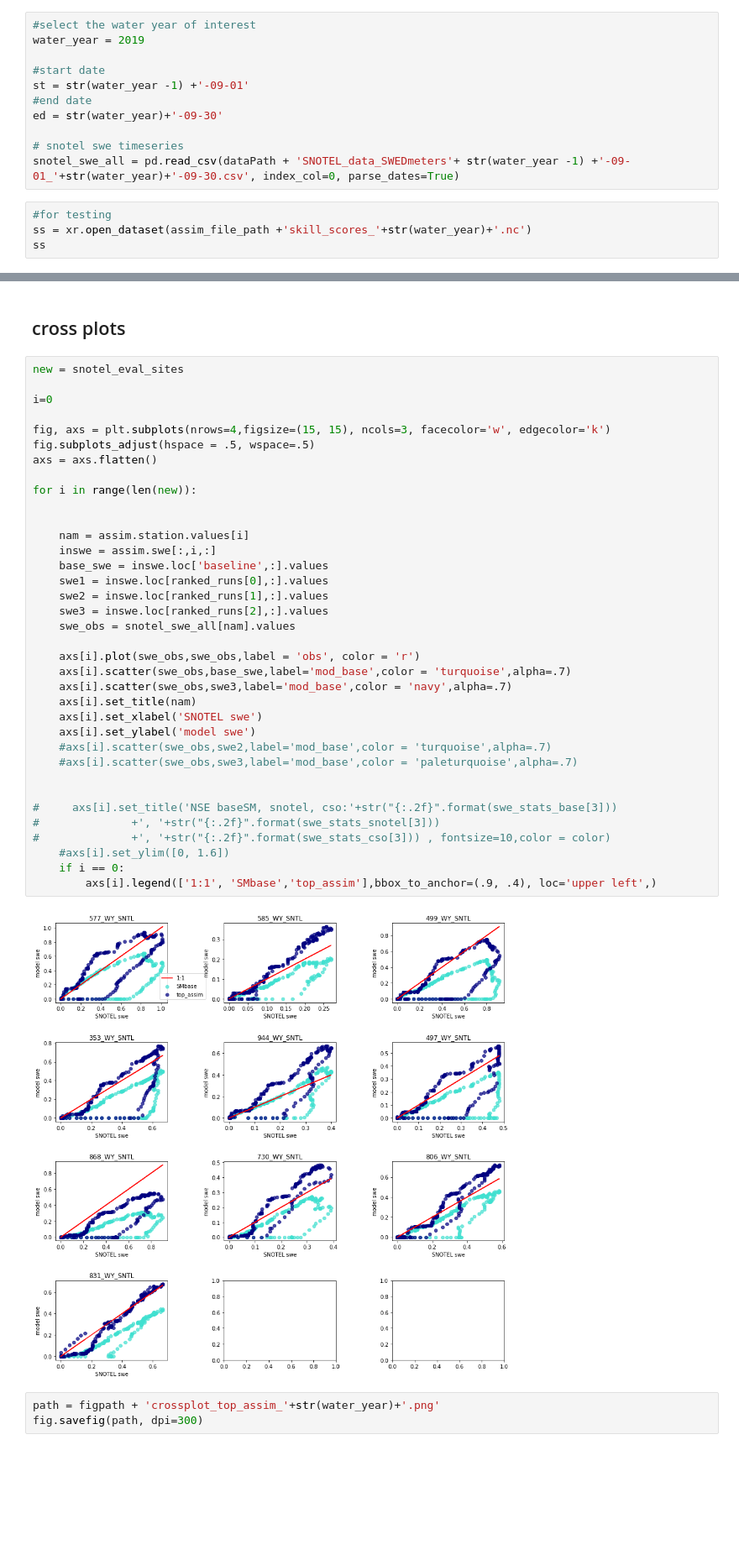
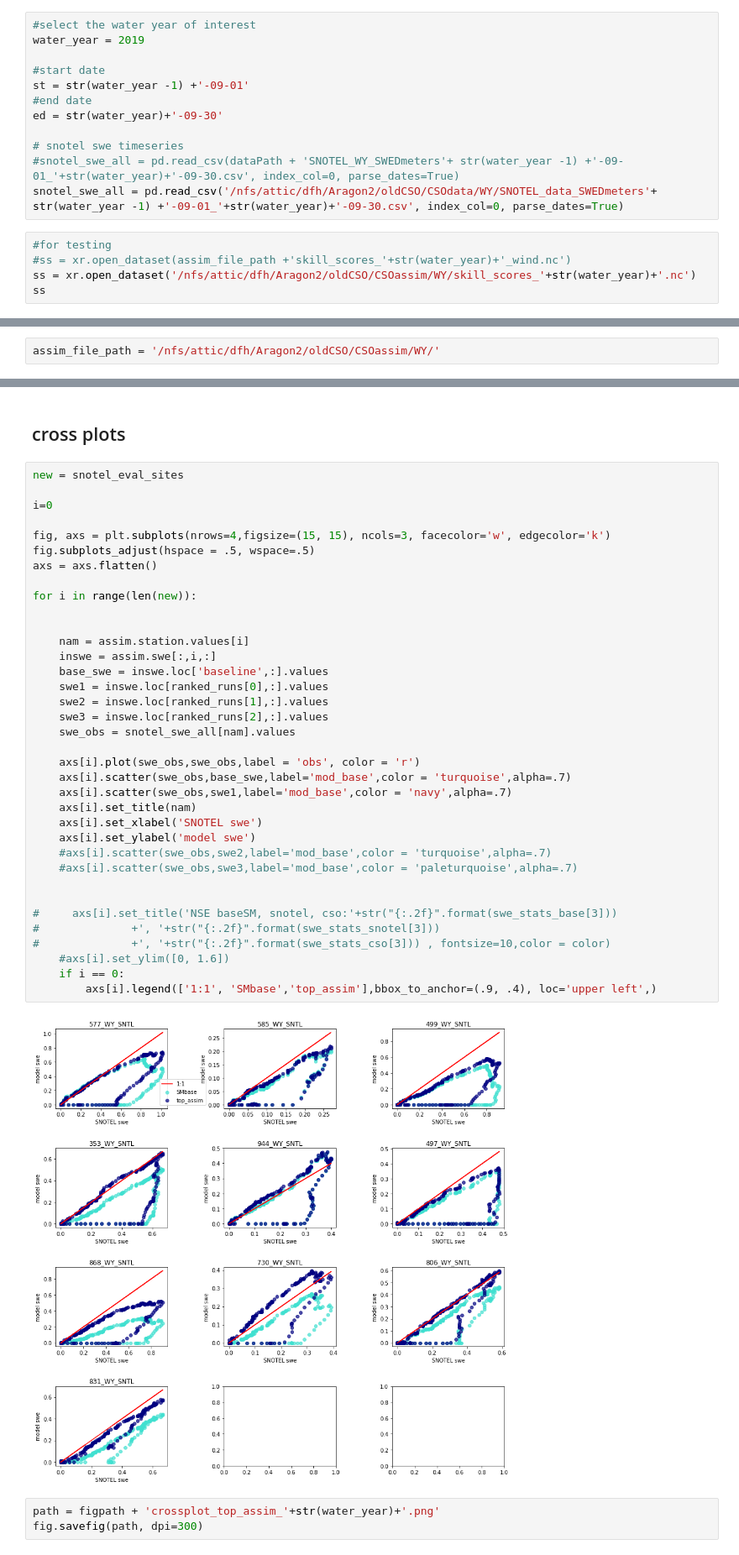
Before and after one commit to snowmodel-tools/assimilation_python, a Jupyter notebook: 05_figures.ipynb, the cells around one changed output, grey strips where cells are left out. Shown at 84% size. Drawn from its saved outputs; the diff is of its cells as text; blank space fills up the shorter version.

```diff
--- a/05_figures.ipynb
+++ b/05_figures.ipynb
@@ -26,10 +26,12 @@ st = str(water_year -1) +'-09-01'
 ed = str(water_year)+'-09-30'
 
 # snotel swe timeseries
-snotel_swe_all = pd.read_csv(dataPath + 'SNOTEL_data_SWEDmeters'+ str(water_year -1) +'-09-01_'+str(water_year)+'-09-30.csv', index_col=0, parse_dates=True)
+#snotel_swe_all = pd.read_csv(dataPath + 'SNOTEL_WY_SWEDmeters'+ str(water_year -1) +'-09-01_'+str(water_year)+'-09-30.csv', index_col=0, parse_dates=True)
+snotel_swe_all = pd.read_csv('/nfs/attic/dfh/Aragon2/oldCSO/CSOdata/WY/SNOTEL_data_SWEDmeters'+ str(water_year -1) +'-09-01_'+str(water_year)+'-09-30.csv', index_col=0, parse_dates=True)
 # %%
 #for testing
-ss = xr.open_dataset(assim_file_path +'skill_scores_'+str(water_year)+'.nc')
+#ss = xr.open_dataset(assim_file_path +'skill_scores_'+str(water_year)+'_wind.nc')
+ss = xr.open_dataset('/nfs/attic/dfh/Aragon2/oldCSO/CSOassim/WY/skill_scores_'+str(water_year)+'.nc')
 ss
 # %% [output]
 <xarray.Dataset>
@@ -367,6 +369,8 @@ both_tc_2
 # mbe_top = np.amin(data.cal_metrics.loc[:,"MBE",:],axis = 0)
 # %% [markdown]
 # monthly skill scores
+# %%
+assim_file_path = '/nfs/attic/dfh/Aragon2/oldCSO/CSOassim/WY/'
 # %%
 assim_file_path
 #for testing
@@ -786,35 +774,35 @@ fig, axs = plt.subplots(nrows=4,figsize=(15, 15), ncols=3, facecolor='w', edgeco
 fig.subplots_adjust(hspace = .5, wspace=.5)
 axs = axs.flatten()
 
 for i in range(len(new)):
 
 
     nam = assim.station.values[i]
     inswe = assim.swe[:,i,:]
     base_swe = inswe.loc['baseline',:].values
     swe1 = inswe.loc[ranked_runs[0],:].values
     swe2 = inswe.loc[ranked_runs[1],:].values
     swe3 = inswe.loc[ranked_runs[2],:].values
     swe_obs = snotel_swe_all[nam].values
 
     axs[i].plot(swe_obs,swe_obs,label = 'obs', color = 'r')
     axs[i].scatter(swe_obs,base_swe,label='mod_base',color = 'turquoise',alpha=.7)
-    axs[i].scatter(swe_obs,swe3,label='mod_base',color = 'navy',alpha=.7)
+    axs[i].scatter(swe_obs,swe1,label='mod_base',color = 'navy',alpha=.7)
     axs[i].set_title(nam)
     axs[i].set_xlabel('SNOTEL swe')
     axs[i].set_ylabel('model swe')
     #axs[i].scatter(swe_obs,swe2,label='mod_base',color = 'turquoise',alpha=.7)
     #axs[i].scatter(swe_obs,swe3,label='mod_base',color = 'paleturquoise',alpha=.7)
 
 
 #     axs[i].set_title('NSE baseSM, snotel, cso:'+str("{:.2f}".format(swe_stats_base[3]))
 #              +', '+str("{:.2f}".format(swe_stats_snotel[3]))
 #              +', '+str("{:.2f}".format(swe_stats_cso[3])) , fontsize=10,color = color)
     #axs[i].set_ylim([0, 1.6])
     if i == 0:
         axs[i].legend(['1:1', 'SMbase','top_assim'],bbox_to_anchor=(.9, .4), loc='upper left',)
 # %% [output]
-[figure, old version]
+[figure, new version]
 # %%
 path = figpath + 'crossplot_top_assim_'+str(water_year)+'.png'
 fig.savefig(path, dpi=300)
```
Also changed, not shown: parts of 14 cells of this notebook, 26 other files.
